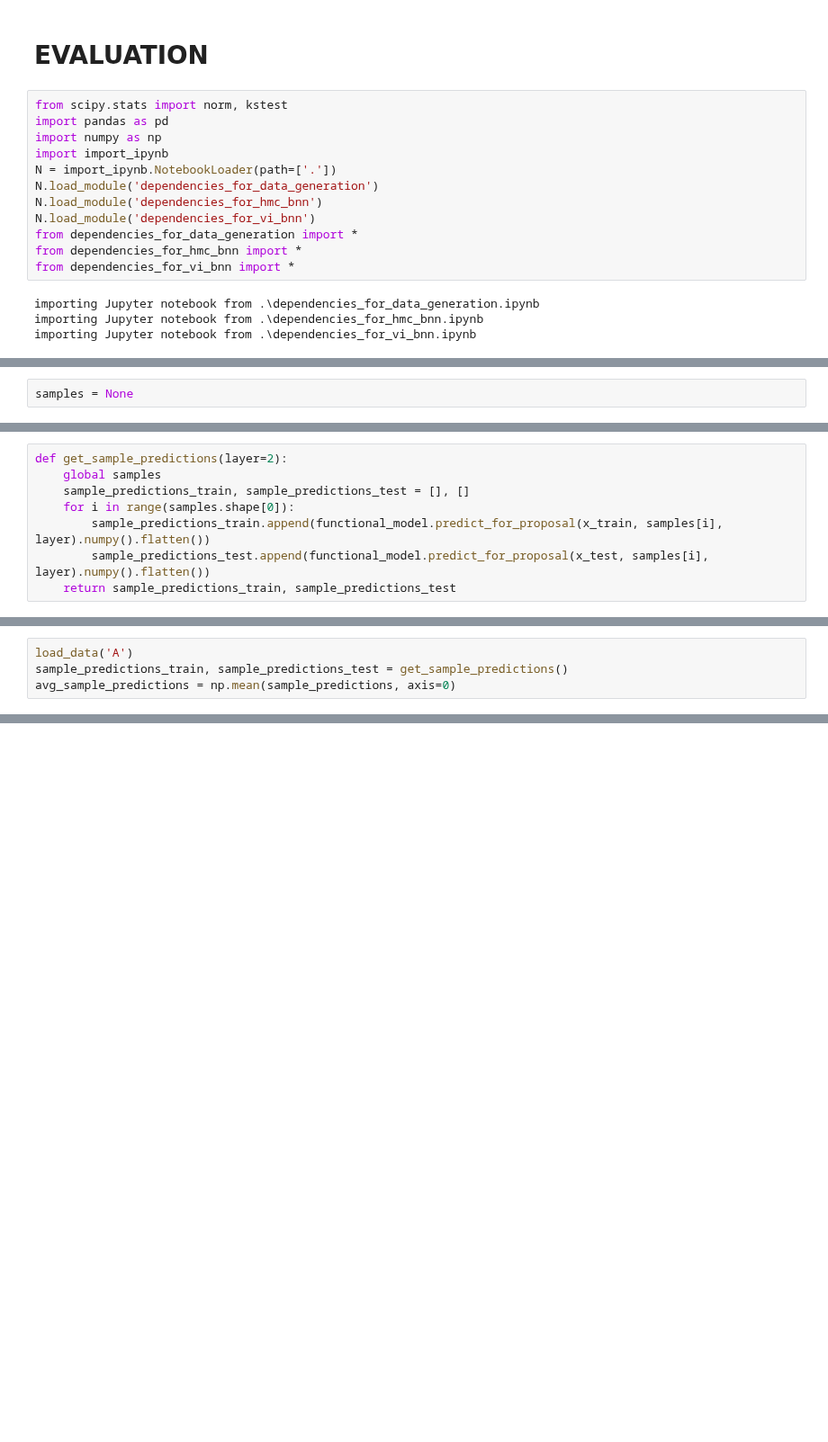
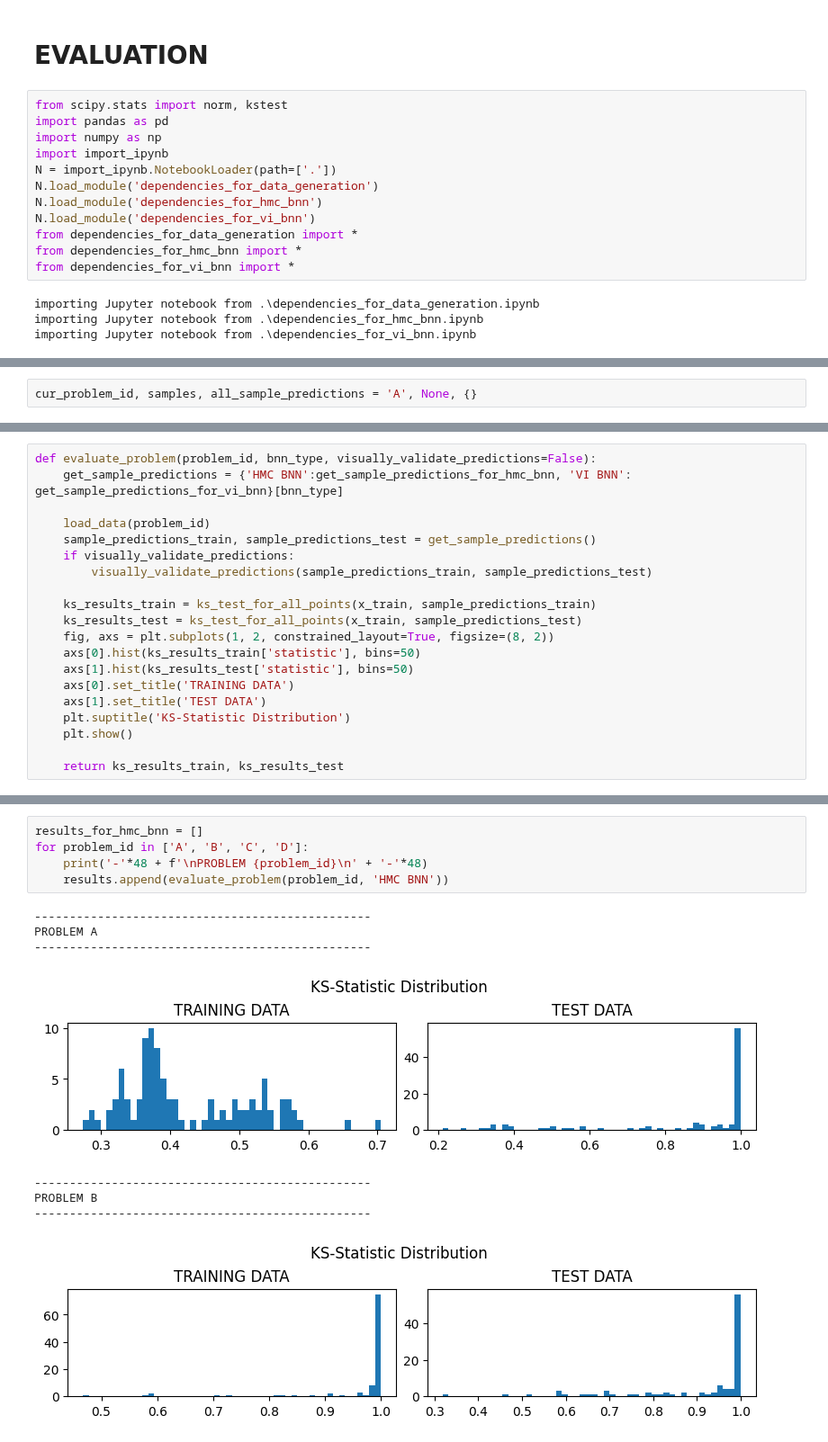
Before and after one commit to pranigopu/mastersProject, a Jupyter notebook: code/evaluation.ipynb, the cells around one changed output, grey strips where cells are left out. Shown at 90% size. Cells and saved outputs as stored; diff of their text form; blank space fills up the shorter version.

```diff
--- a/code/evaluation.ipynb
+++ b/code/evaluation.ipynb
@@ -19,2 +25,2 @@ importing Jupyter notebook from .\dependencies_for_vi_bnn.ipynb
 # %%
-samples = None
+cur_problem_id, samples, all_sample_predictions = 'A', None, {}
@@ -34,8 +113,0 @@ def load_data(problem_id):
-# %%
-def get_sample_predictions(layer=2):
-    global samples
-    sample_predictions_train, sample_predictions_test = [], []
-    for i in range(samples.shape[0]):
-        sample_predictions_train.append(functional_model.predict_for_proposal(x_train, samples[i], layer).numpy().flatten())
-        sample_predictions_test.append(functional_model.predict_for_proposal(x_test, samples[i], layer).numpy().flatten())
-    return sample_predictions_train, sample_predictions_test
@@ -42,4 +135,20 @@ def get_sample_predictions(layer=2):
 # %%
-load_data('A')
-sample_predictions_train, sample_predictions_test = get_sample_predictions()
-avg_sample_predictions = np.mean(sample_predictions, axis=0)
+def evaluate_problem(problem_id, bnn_type, visually_validate_predictions=False):
+    get_sample_predictions = {'HMC BNN':get_sample_predictions_for_hmc_bnn, 'VI BNN': get_sample_predictions_for_vi_bnn}[bnn_type]
+
+    load_data(problem_id)
+    sample_predictions_train, sample_predictions_test = get_sample_predictions()
+    if visually_validate_predictions:
+        visually_validate_predictions(sample_predictions_train, sample_predictions_test)
+
+    ks_results_train = ks_test_for_all_points(x_train, sample_predictions_train)
+    ks_results_test = ks_test_for_all_points(x_train, sample_predictions_test)
+    fig, axs = plt.subplots(1, 2, constrained_layout=True, figsize=(8, 2))
+    axs[0].hist(ks_results_train['statistic'], bins=50)
+    axs[1].hist(ks_results_test['statistic'], bins=50)
+    axs[0].set_title('TRAINING DATA')
+    axs[1].set_title('TEST DATA')
+    plt.suptitle('KS-Statistic Distribution')
+    plt.show()
+
+    return ks_results_train, ks_results_test
@@ -66,0 +157,14 @@ pvalue = 0.0
+# %%
+results_for_hmc_bnn = []
+for problem_id in ['A', 'B', 'C', 'D']:
+    print('-'*48 + f'\nPROBLEM {problem_id}\n' + '-'*48)
+    results.append(evaluate_problem(problem_id, 'HMC BNN'))
+# %% [output]
+------------------------------------------------
+PROBLEM A
+------------------------------------------------
+[figure, added]
+------------------------------------------------
+PROBLEM B
+------------------------------------------------
+[figure, added]
```
Also changed, not shown: parts of 13 cells of this notebook.
